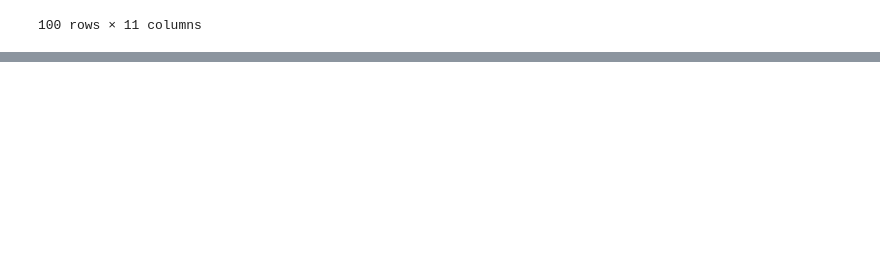
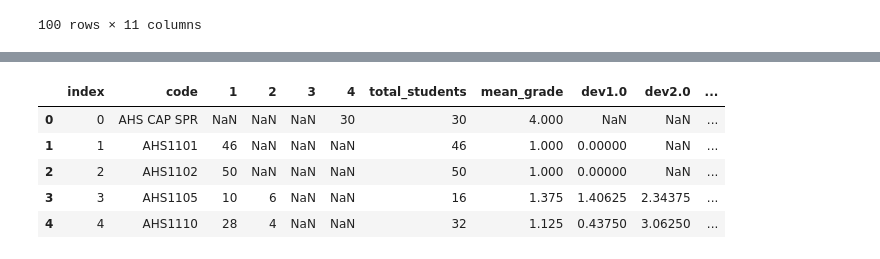
Before and after one commit to idgetto/DataScienceFinalProject, a Jupyter notebook: statanalysis/MeanSDclassyearsuccess!!.ipynb, the cells around one changed output, grey strips where cells are left out. Saved outputs shown, nothing was run; the diff lists cells and outputs as text; code cells hidden in the pictures; blank space fills up the shorter version.

```diff
--- a/statanalysis/MeanSDclassyearsuccess!!.ipynb
+++ b/statanalysis/MeanSDclassyearsuccess!!.ipynb
@@ -124,0 +120,11 @@ coursedf.head(100)
+# %%
+newcoursedf = pd.read_csv('../data/classyearmeansd.csv')
+
+newcoursedf.head()
+# %% [output]
+|  | index | code | 1 | 2 | 3 | 4 | total_students | mean_grade | dev1.0 | dev2.0 | ... |
+| 0 | 0 | AHS CAP SPR | NaN | NaN | NaN | 30 | 30 | 4.000 | NaN | NaN | ... |
+| 1 | 1 | AHS1101 | 46 | NaN | NaN | NaN | 46 | 1.000 | 0.00000 | NaN | ... |
+| 2 | 2 | AHS1102 | 50 | NaN | NaN | NaN | 50 | 1.000 | 0.00000 | NaN | ... |
+| 3 | 3 | AHS1105 | 10 | 6 | NaN | NaN | 16 | 1.375 | 1.40625 | 2.34375 | ... |
+| 4 | 4 | AHS1110 | 28 | 4 | NaN | NaN | 32 | 1.125 | 0.43750 | 3.06250 | ... |
```
Also changed, not shown: parts of 6 cells of this notebook, 1 other file.
